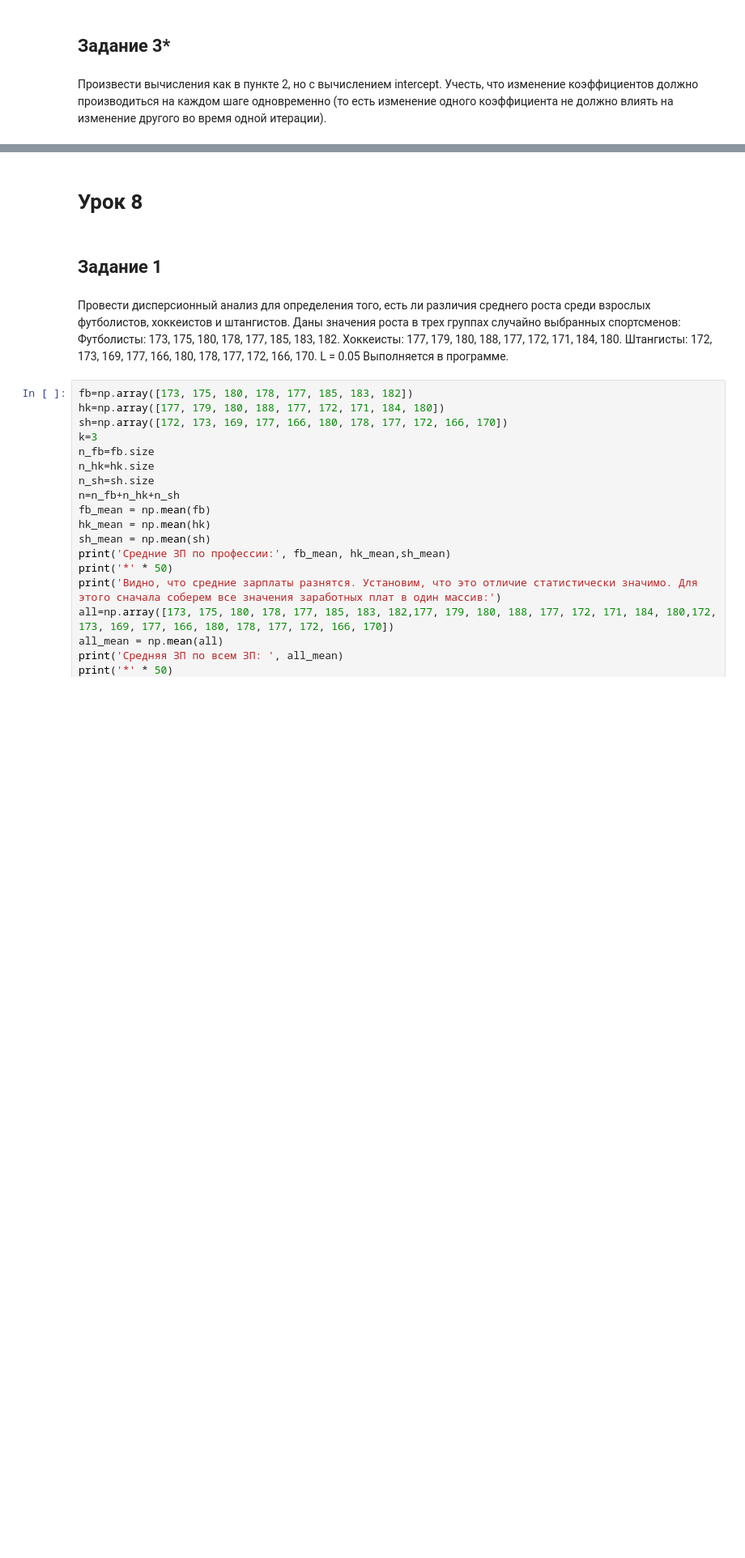
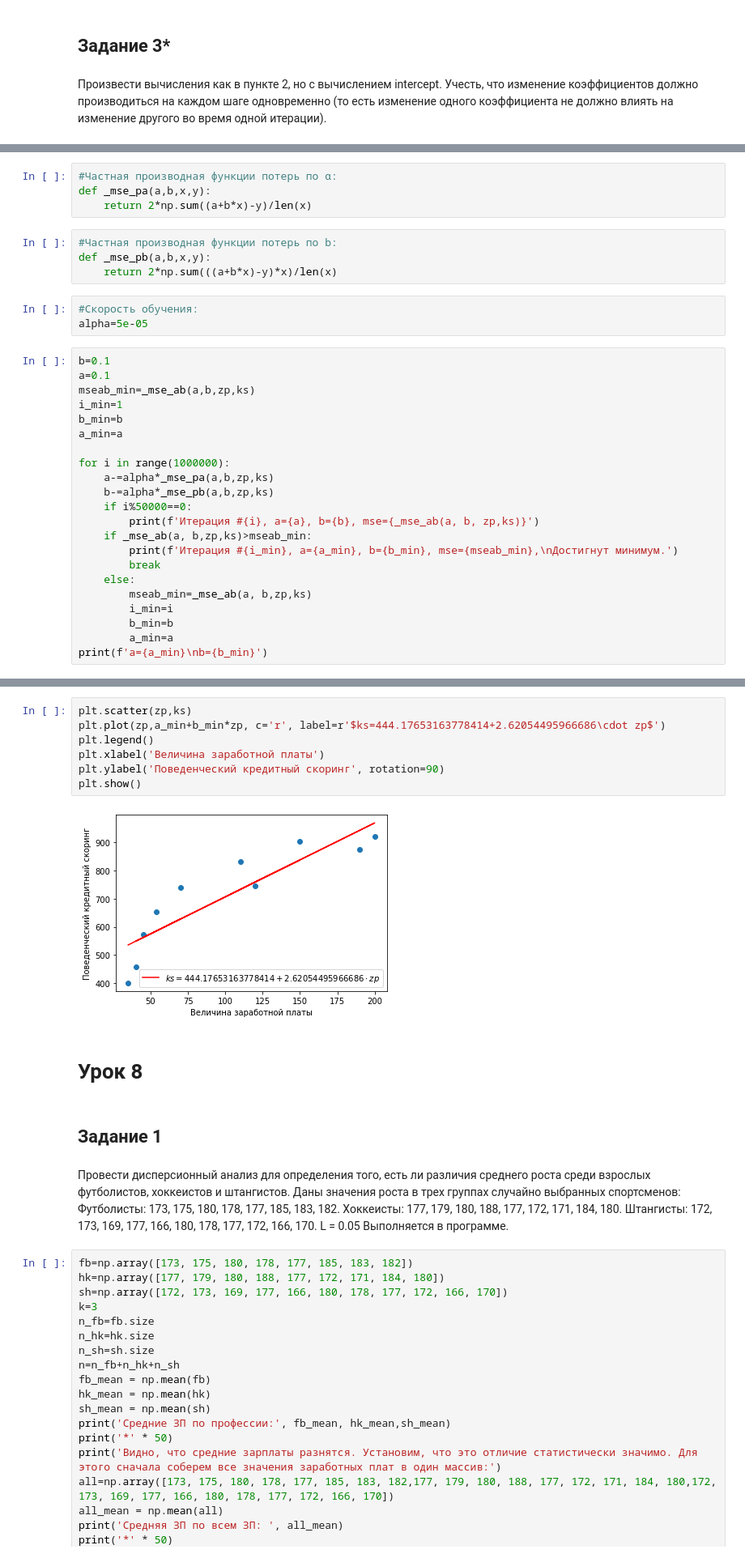
Before and after one commit to vit050587/Probability-theory-and-mathematical-statistics, a Jupyter notebook: TheorVer.ipynb, the cells around one changed output, grey strips where cells are left out. Shown at 81% size. Drawn from its saved outputs; the diff is of its cells as text; blank space fills up the shorter version.

```diff
--- a/TheorVer.ipynb
+++ b/TheorVer.ipynb
@@ -584,0 +783,33 @@ print(a,b)                 # интервал
+# %%
+#Частная производная функции потерь по α:
+def _mse_pa(a,b,x,y):
+    return 2*np.sum((a+b*x)-y)/len(x)
+# %%
+#Частная производная функции потерь по b:
+def _mse_pb(a,b,x,y):
+    return 2*np.sum(((a+b*x)-y)*x)/len(x)
+# %%
+#Скорость обучения:
+alpha=5e-05
+# %%
+b=0.1
+a=0.1
+mseab_min=_mse_ab(a,b,zp,ks)
+i_min=1
+b_min=b
+a_min=a
+
+for i in range(1000000):
+    a-=alpha*_mse_pa(a,b,zp,ks)
+    b-=alpha*_mse_pb(a,b,zp,ks)
+    if i%50000==0:
+        print(f'Итерация #{i}, a={a}, b={b}, mse={_mse_ab(a, b, zp,ks)}')
+    if _mse_ab(a, b,zp,ks)>mseab_min:
+        print(f'Итерация #{i_min}, a={a_min}, b={b_min}, mse={mseab_min},\nДостигнут минимум.')
+        break
+    else:
+        mseab_min=_mse_ab(a, b,zp,ks)
+        i_min=i
+        b_min=b
+        a_min=a
+print(f'a={a_min}\nb={b_min}')
@@ -585,3 +832,12 @@ print(a,b)                 # интервал
+# %%
+plt.scatter(zp,ks)
+plt.plot(zp,a_min+b_min*zp, c='r', label=r'$ks=444.17653163778414+2.62054495966686\cdot zp$')
+plt.legend()
+plt.xlabel('Величина заработной платы')
+plt.ylabel('Поведенческий кредитный скоринг', rotation=90)
+plt.show()
+# %% [output]
+[figure, added]
 # %% [markdown]
 # Урок 8
 # %% [markdown]
```
Also changed, not shown: parts of 34 cells of this notebook.
